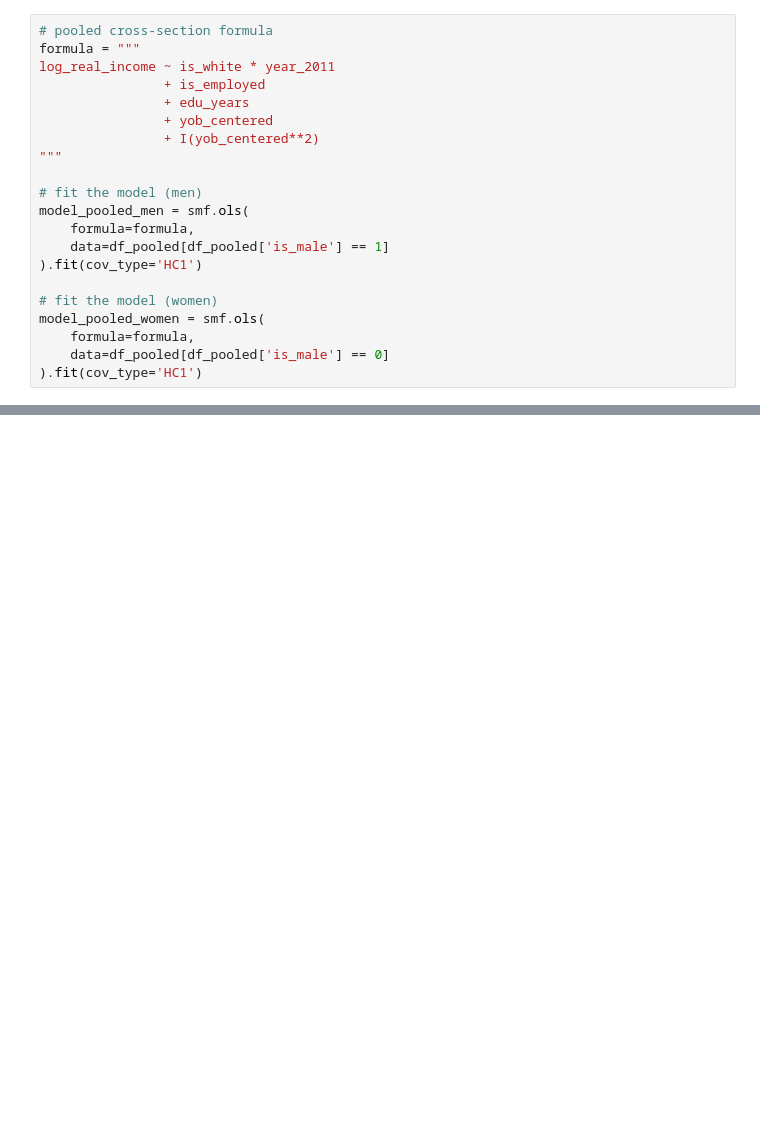
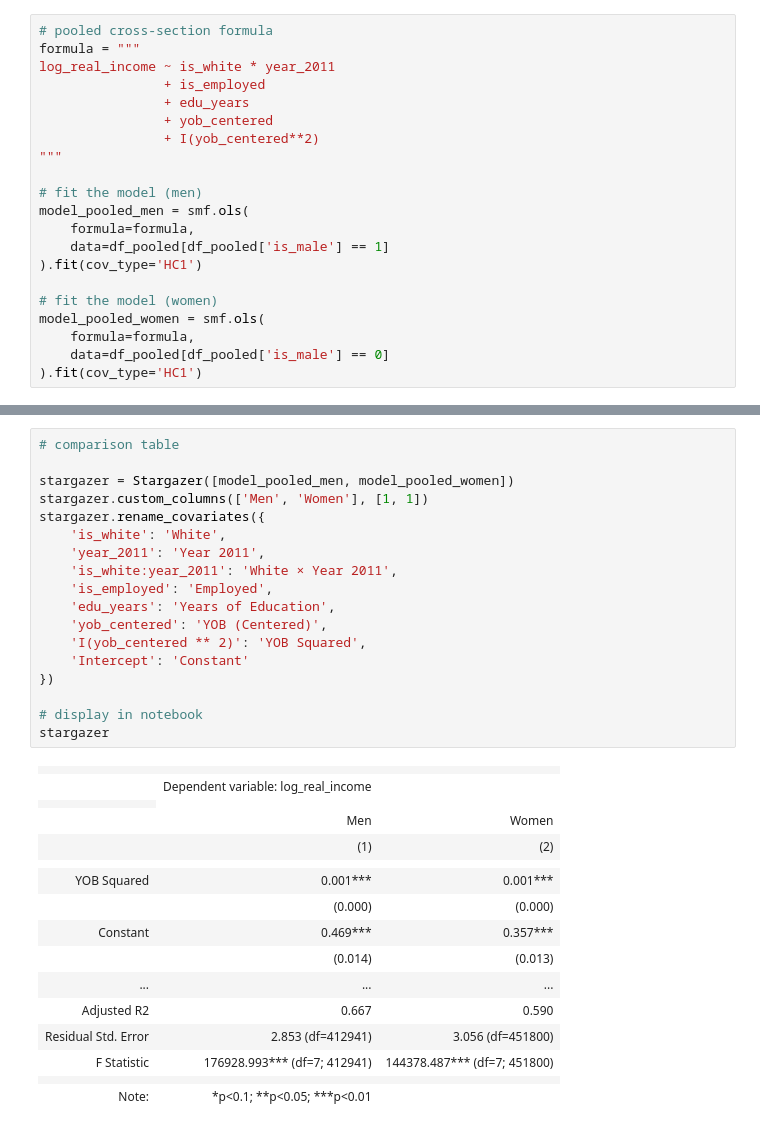
Before and after one commit to erinabruzzy/dsan5650_path1, a Jupyter notebook: apartheid.ipynb, the cells around one changed output, grey strips where cells are left out. Drawn from its saved outputs; the diff is of its cells as text; blank space fills up the shorter version.

```diff
--- a/apartheid.ipynb
+++ b/apartheid.ipynb
@@ -814,3 +814,38 @@ Notes:
 [1] Standard Errors are heteroscedasticity robust (HC1)
 [2] The condition number is large, 4.13e+03. This might indicate that there are
 strong multicollinearity or other numerical problems.
+# %%
+# comparison table
+
+stargazer = Stargazer([model_pooled_men, model_pooled_women])
+stargazer.custom_columns(['Men', 'Women'], [1, 1])
+stargazer.rename_covariates({
+    'is_white': 'White',
+    'year_2011': 'Year 2011',
+    'is_white:year_2011': 'White × Year 2011',
+    'is_employed': 'Employed',
+    'edu_years': 'Years of Education',
+    'yob_centered': 'YOB (Centered)',
+    'I(yob_centered ** 2)': 'YOB Squared',
+    'Intercept': 'Constant'
+})
+
+# display in notebook
+stargazer
+# %% [output]
+|  |  |  |
+|  | Dependent variable: log_real_income |  |
+|  |
+|  | Men | Women |
+|  | (1) | (2) |
+|  |  |  |
+| YOB Squared | 0.001*** | 0.001*** |
+|  | (0.000) | (0.000) |
+| Constant | 0.469*** | 0.357*** |
+|  | (0.014) | (0.013) |
+| ... | ... | ... |
+| Adjusted R2 | 0.667 | 0.590 |
+| Residual Std. Error | 2.853 (df=412941) | 3.056 (df=451800) |
+| F Statistic | 176928.993*** (df=7; 412941) | 144378.487*** (df=7; 451800) |
+|  |  |  |
+| Note: | *p<0.1; **p<0.05; ***p<0.01 |  |
```
Also changed, not shown: parts of 7 cells of this notebook, 4 other files.
